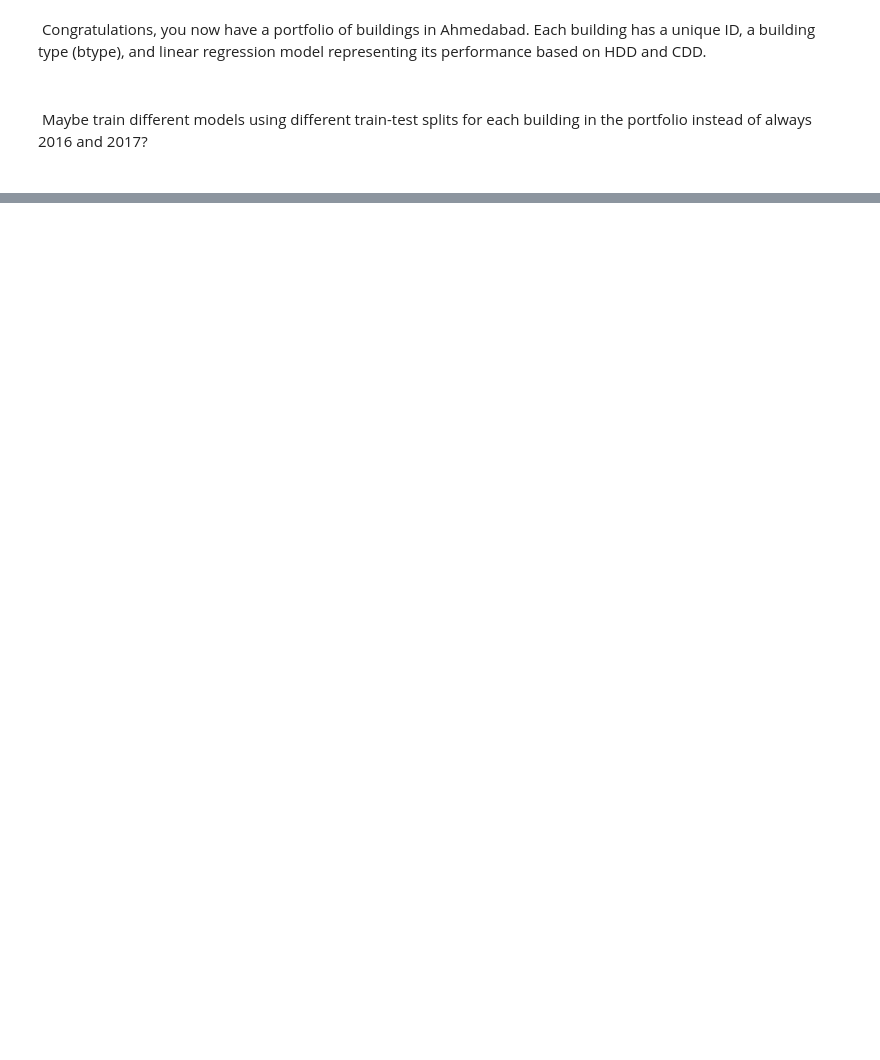
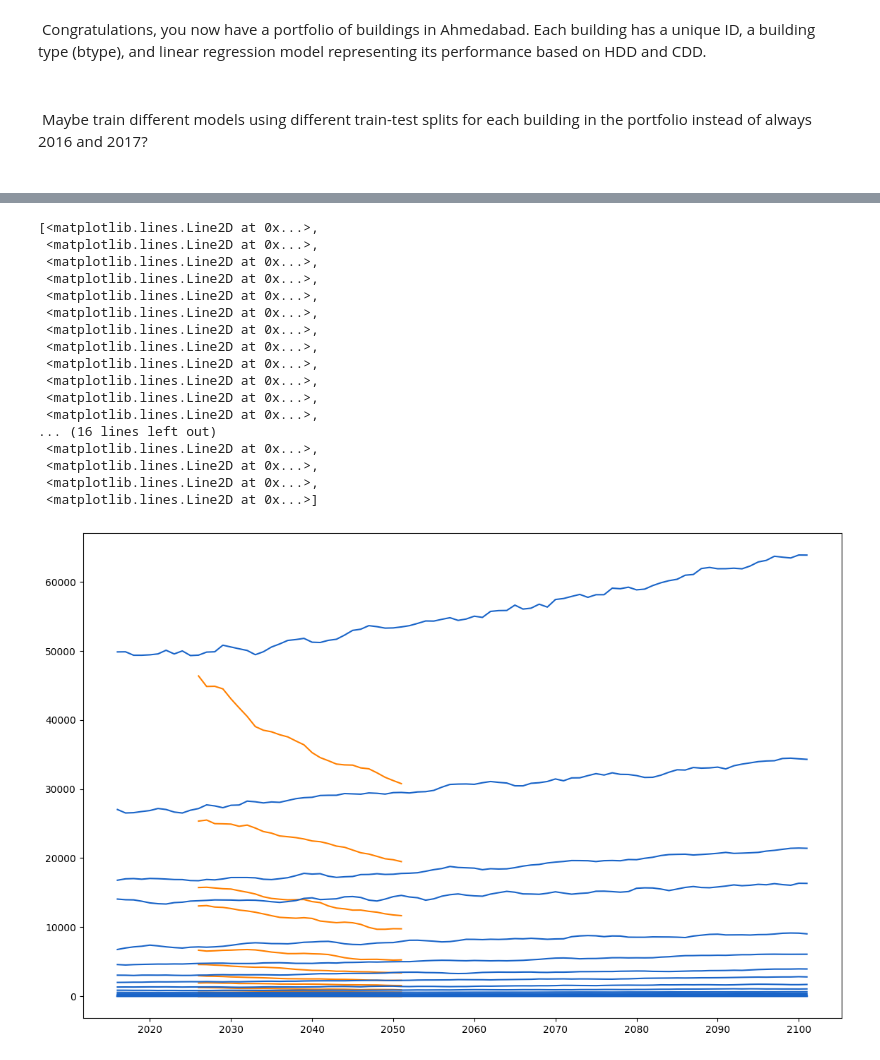
Before and after one commit to paragrastogi/CEPT_Workshop_Mar2024, a Jupyter notebook: tutorial.ipynb, the cells around one changed output, grey strips where cells are left out. Saved outputs shown, nothing was run; the diff lists cells and outputs as text; code cells hidden in the pictures; blank space fills up the shorter version.

```diff
--- a/tutorial.ipynb
+++ b/tutorial.ipynb
@@ -138,0 +222,3 @@ print(portfolio)
+# %%
+listpf = list()
+listpfm = list()
@@ -138,0 +295,3 @@ print(portfolio)
+# %%
+performancePortfolioFuture = pd.concat(listpf, axis=1)
+performancePortfolioFutureWithMeasures = pd.concat(listpfm, axis=1)
@@ -138,0 +311,28 @@ print(portfolio)
+# %%
+ploty1 = performancePortfolioFuture.resample('1Y').sum().rolling('1200D').mean()
+ploty2 = performancePortfolioFutureWithMeasures.resample('1Y').sum().rolling('1200D').mean()
+# ploty2 = cddFuture.rolling(window='360D').sum()
+fig, axes = plt.subplots(nrows=1, ncols=1, squeeze=True, sharey=True, figsize=[12,8])
+ax = axes #.flatten()
+fig.tight_layout(pad=3)
+plt.plot(ploty2.index, ploty2, color=colours.orange)
+plt.plot(ploty1.index, ploty1, color=colours.blue)
+# %% [output]
+[<matplotlib.lines.Line2D at 0x...>,
+ <matplotlib.lines.Line2D at 0x...>,
+ <matplotlib.lines.Line2D at 0x...>,
+ <matplotlib.lines.Line2D at 0x...>,
+ <matplotlib.lines.Line2D at 0x...>,
+ <matplotlib.lines.Line2D at 0x...>,
+ <matplotlib.lines.Line2D at 0x...>,
+ <matplotlib.lines.Line2D at 0x...>,
+ <matplotlib.lines.Line2D at 0x...>,
+ <matplotlib.lines.Line2D at 0x...>,
+ <matplotlib.lines.Line2D at 0x...>,
+ <matplotlib.lines.Line2D at 0x...>,
+... (16 lines left out)
+ <matplotlib.lines.Line2D at 0x...>,
+ <matplotlib.lines.Line2D at 0x...>,
+ <matplotlib.lines.Line2D at 0x...>,
+ <matplotlib.lines.Line2D at 0x...>]
+[figure, added]
```
Also changed, not shown: parts of 51 cells of this notebook, 9 other files.
